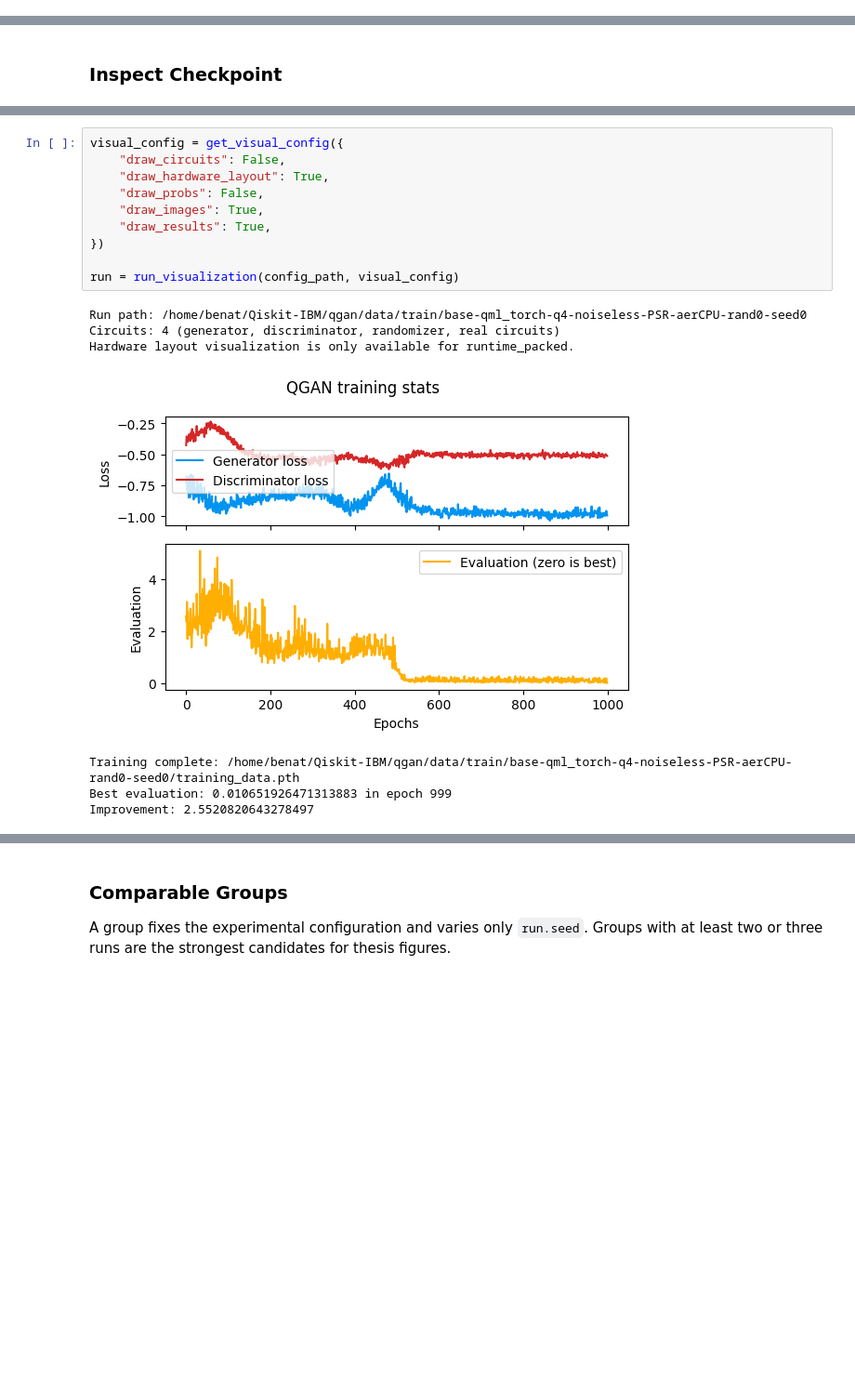
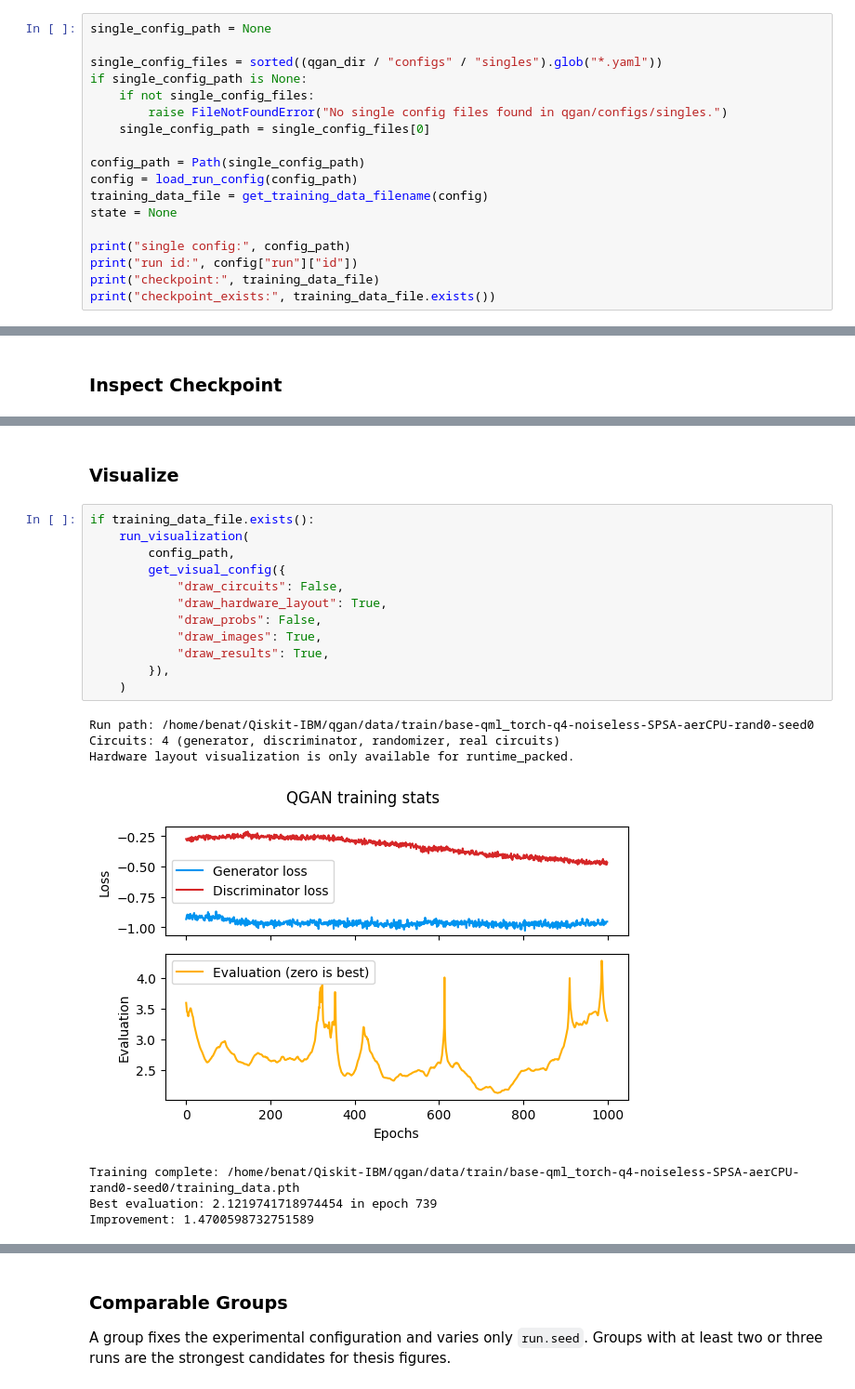
Before and after one commit to bburuta/Qiskit-IBM, a Jupyter notebook: qgan/notebooks/tutorial_experiments.ipynb, the cells around one changed output, grey strips where cells are left out. Shown at 93% size. Drawn from its saved outputs; the diff is of its cells as text; blank space fills up the shorter version.

```diff
--- a/qgan/notebooks/tutorial_experiments.ipynb
+++ b/qgan/notebooks/tutorial_experiments.ipynb
@@ -158,0 +84,18 @@ Training complete:
+# %%
+single_config_path = None
+
+single_config_files = sorted((qgan_dir / "configs" / "singles").glob("*.yaml"))
+if single_config_path is None:
+    if not single_config_files:
+        raise FileNotFoundError("No single config files found in qgan/configs/singles.")
+    single_config_path = single_config_files[0]
+
+config_path = Path(single_config_path)
+config = load_run_config(config_path)
+training_data_file = get_training_data_filename(config)
+state = None
+
+print("single config:", config_path)
+print("run id:", config["run"]["id"])
+print("checkpoint:", training_data_file)
+print("checkpoint_exists:", training_data_file.exists())
@@ -177,18 +131,22 @@ Visualization only reads config files and checkpoints. It does not start trainin
+# %% [markdown]
+### Visualize
 # %%
-visual_config = get_visual_config({
-    "draw_circuits": False,
-    "draw_hardware_layout": True,
-    "draw_probs": False,
-    "draw_images": True,
-    "draw_results": True,
-})
-
-run = run_visualization(config_path, visual_config)
+if training_data_file.exists():
+    run_visualization(
+        config_path,
+        get_visual_config({
+            "draw_circuits": False,
+            "draw_hardware_layout": True,
+            "draw_probs": False,
+            "draw_images": True,
+            "draw_results": True,
+        }),
+    )
 # %% [output]
-Run path: /home/benat/Qiskit-IBM/qgan/data/train/base-qml_torch-q4-noiseless-PSR-aerCPU-rand0-seed0
+Run path: /home/benat/Qiskit-IBM/qgan/data/train/base-qml_torch-q4-noiseless-SPSA-aerCPU-rand0-seed0
 Circuits: 4 (generator, discriminator, randomizer, real circuits)
 Hardware layout visualization is only available for runtime_packed.
-[figure, old version]
+[figure, new version]
-Training complete: /home/benat/Qiskit-IBM/qgan/data/train/base-qml_torch-q4-noiseless-PSR-aerCPU-rand0-seed0/training_data.pth
-Best evaluation: 0.010651926471313883 in epoch 999
-Improvement: 2.5520820643278497
+Training complete: /home/benat/Qiskit-IBM/qgan/data/train/base-qml_torch-q4-noiseless-SPSA-aerCPU-rand0-seed0/training_data.pth
+Best evaluation: 2.1219741718974454 in epoch 739
+Improvement: 1.4700598732751589
```
Also changed, not shown: parts of 37 cells of this notebook, 5 other files.
